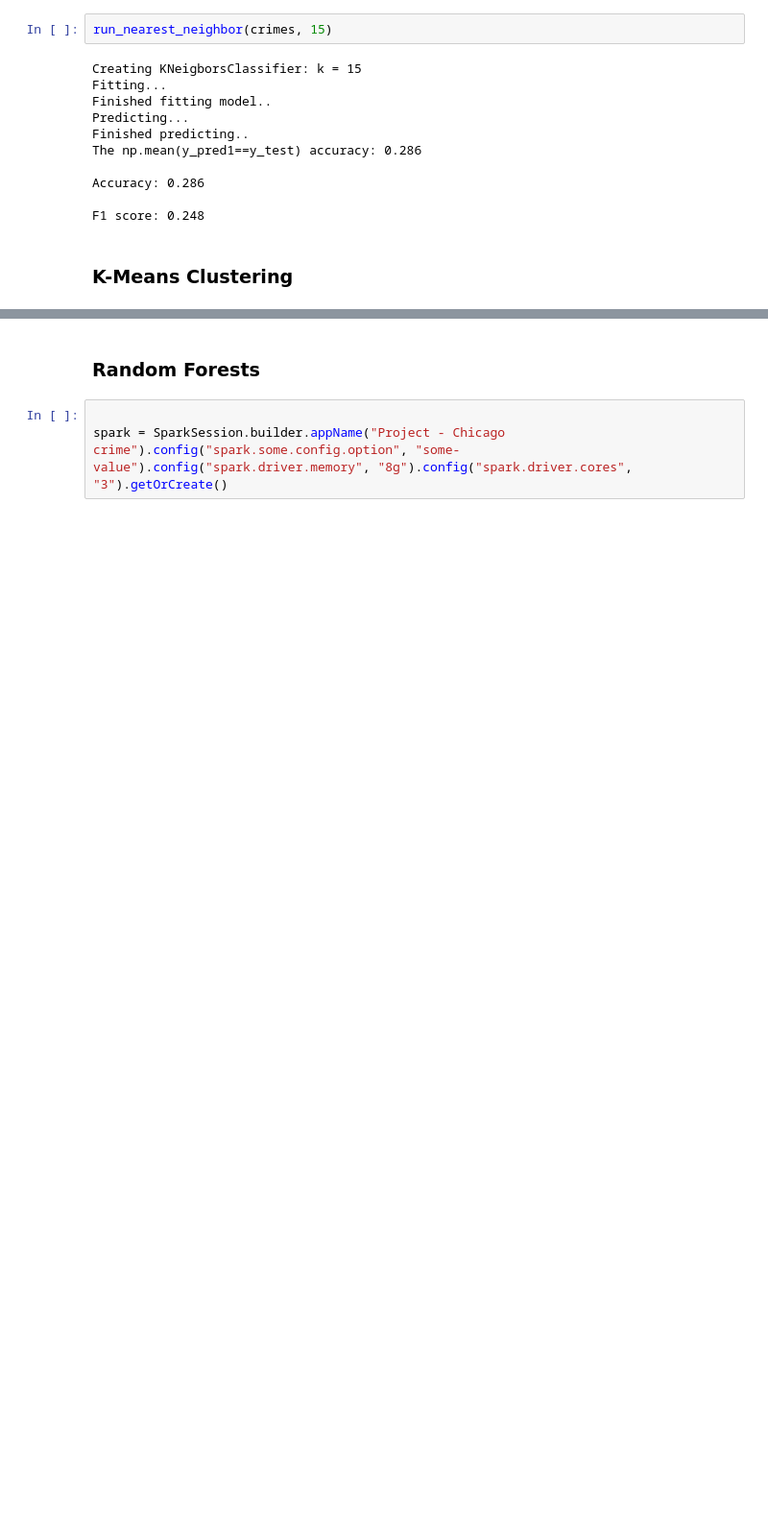
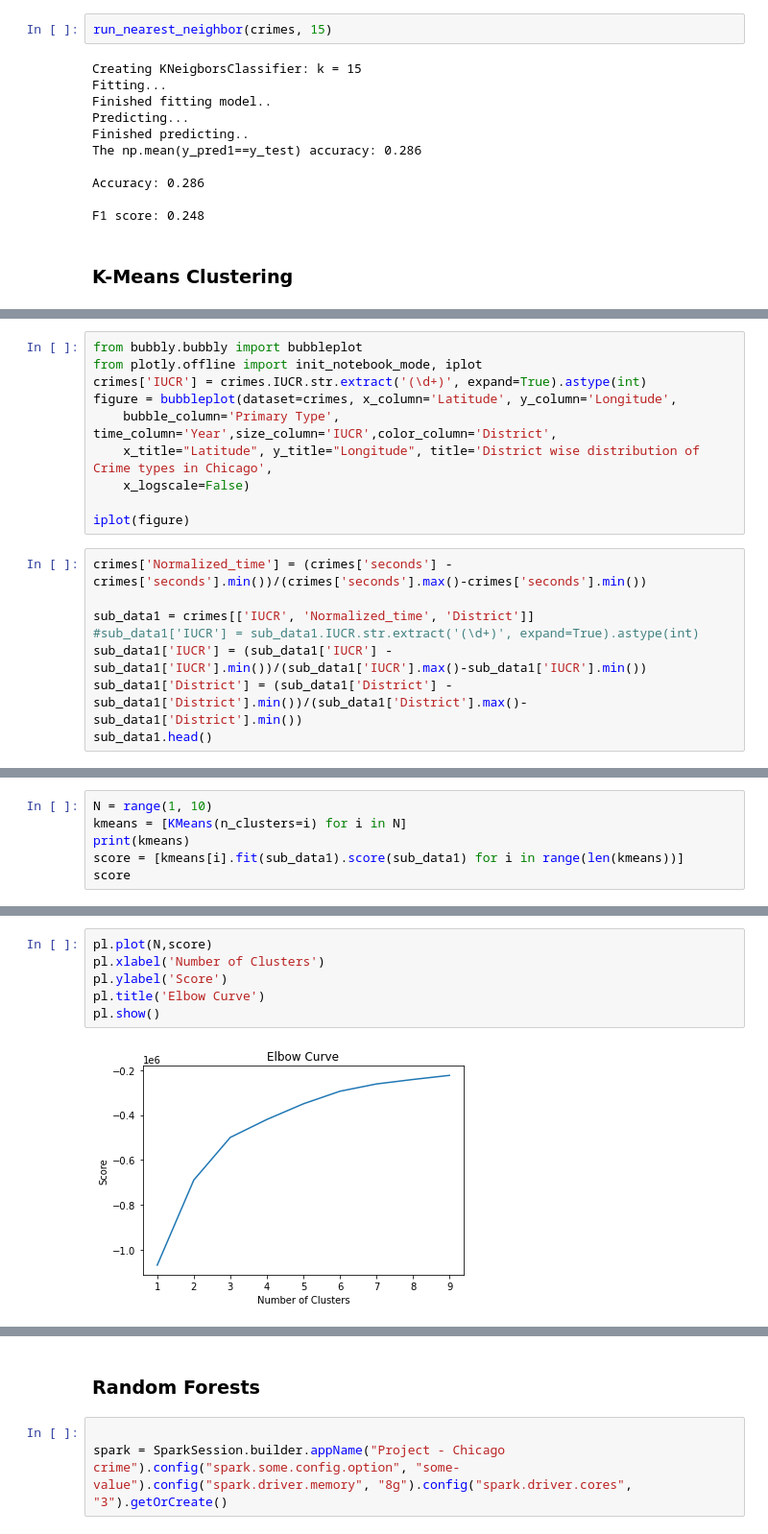
Before and after one commit to jimitbhalavat/CS435TermProject, a Jupyter notebook: TermProject.ipynb, the cells around one changed output, grey strips where cells are left out. Shown at 96% size. Drawn from its saved outputs; the diff is of its cells as text; blank space fills up the shorter version.

```diff
--- a/TermProject.ipynb
+++ b/TermProject.ipynb
@@ -167,0 +267,18 @@ F1 score: 0.248
+# %%
+from bubbly.bubbly import bubbleplot
+from plotly.offline import init_notebook_mode, iplot
+crimes['IUCR'] = crimes.IUCR.str.extract('(\d+)', expand=True).astype(int)
+figure = bubbleplot(dataset=crimes, x_column='Latitude', y_column='Longitude',
+    bubble_column='Primary Type', time_column='Year',size_column='IUCR',color_column='District',
+    x_title="Latitude", y_title="Longitude", title='District wise distribution of Crime types in Chicago',
+    x_logscale=False)
+
+iplot(figure)
+# %%
+crimes['Normalized_time'] = (crimes['seconds'] - crimes['seconds'].min())/(crimes['seconds'].max()-crimes['seconds'].min())
+
+sub_data1 = crimes[['IUCR', 'Normalized_time', 'District']]
+#sub_data1['IUCR'] = sub_data1.IUCR.str.extract('(\d+)', expand=True).astype(int)
+sub_data1['IUCR'] = (sub_data1['IUCR'] - sub_data1['IUCR'].min())/(sub_data1['IUCR'].max()-sub_data1['IUCR'].min())
+sub_data1['District'] = (sub_data1['District'] - sub_data1['District'].min())/(sub_data1['District'].max()-sub_data1['District'].min())
+sub_data1.head()
@@ -167,0 +303,6 @@ F1 score: 0.248
+# %%
+N = range(1, 10)
+kmeans = [KMeans(n_clusters=i) for i in N]
+print(kmeans)
+score = [kmeans[i].fit(sub_data1).score(sub_data1) for i in range(len(kmeans))]
+score
@@ -167,0 +320,8 @@ F1 score: 0.248
+# %%
+pl.plot(N,score)
+pl.xlabel('Number of Clusters')
+pl.ylabel('Score')
+pl.title('Elbow Curve')
+pl.show()
+# %% [output]
+[figure, added]
```
Also changed, not shown: parts of 15 cells of this notebook.
